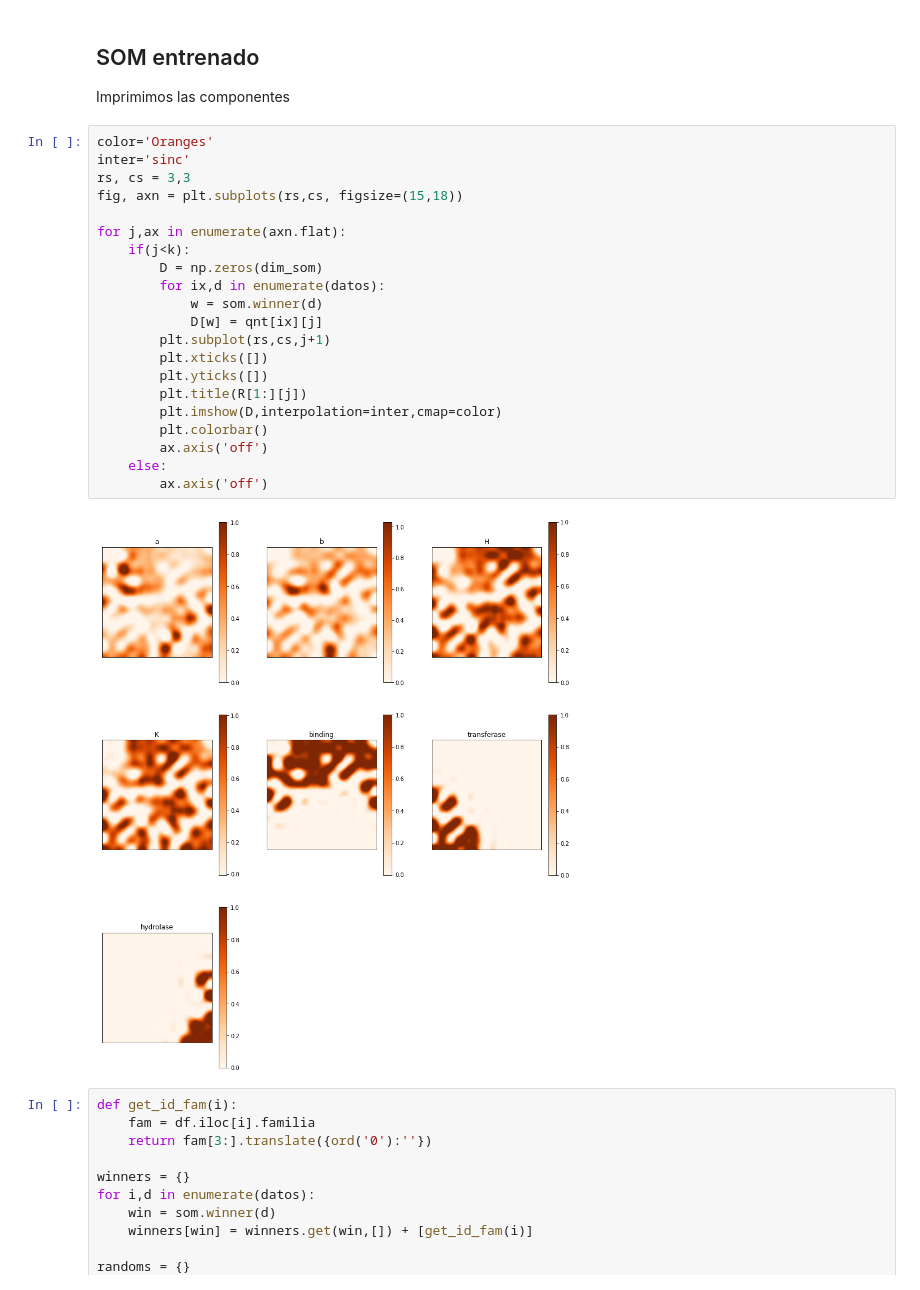
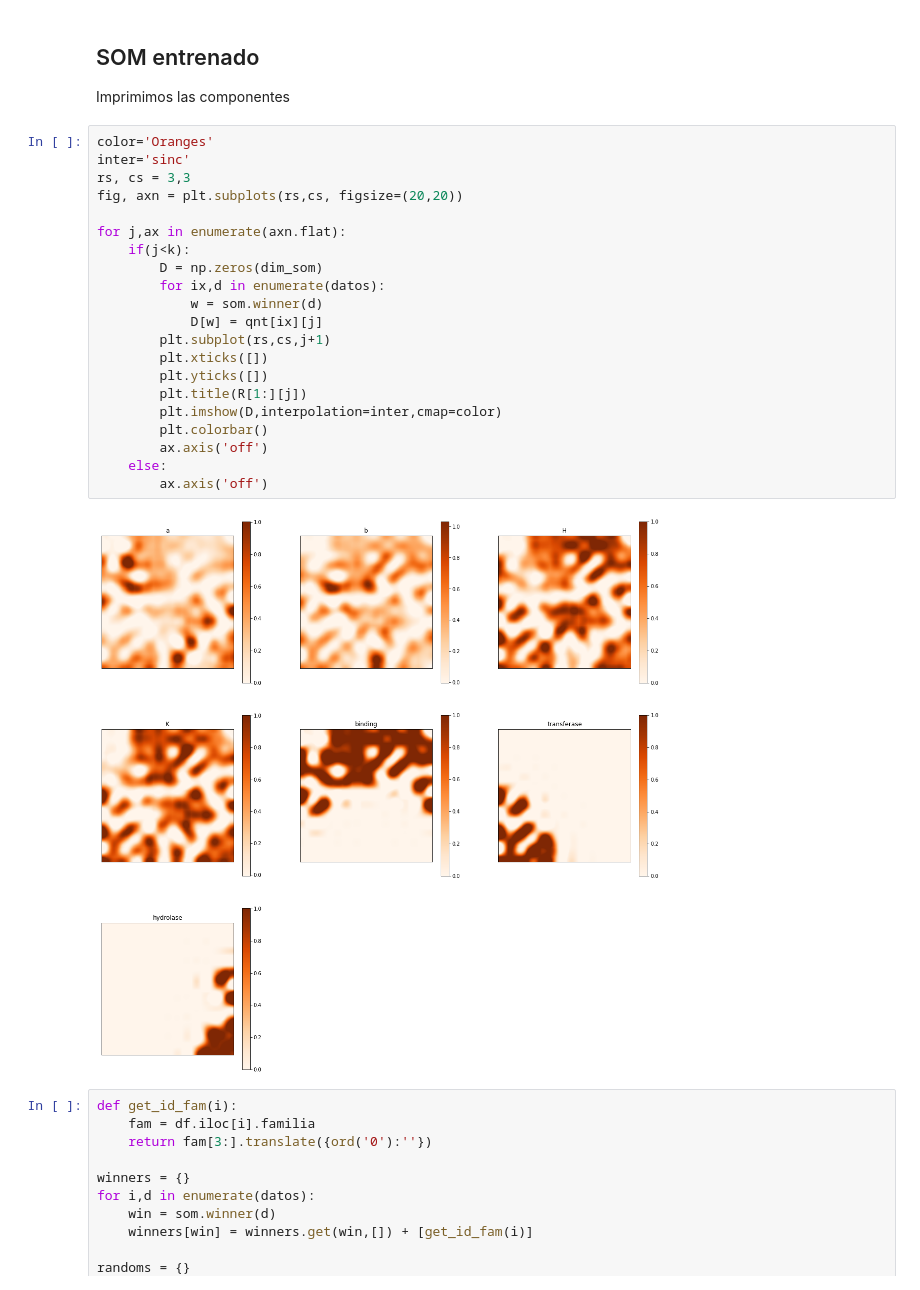
Before and after one commit to sergiohzlz/som_ontologias, a Jupyter notebook: som ontologias.ipynb, the cells around one changed output. Drawn from its saved outputs; the diff is of its cells as text.

```diff
--- a/som ontologias.ipynb
+++ b/som ontologias.ipynb
@@ -345,26 +345,26 @@ Imprimimos las componentes
 # %%
 color='Oranges'
 inter='sinc'
 rs, cs = 3,3
-fig, axn = plt.subplots(rs,cs, figsize=(15,18))
+fig, axn = plt.subplots(rs,cs, figsize=(20,20))
 
 for j,ax in enumerate(axn.flat):
     if(j<k):
         D = np.zeros(dim_som)
         for ix,d in enumerate(datos):
             w = som.winner(d)
             D[w] = qnt[ix][j]
         plt.subplot(rs,cs,j+1)
         plt.xticks([])
         plt.yticks([])
         plt.title(R[1:][j])
         plt.imshow(D,interpolation=inter,cmap=color)
         plt.colorbar()
         ax.axis('off')
     else:
         ax.axis('off')
 # %% [output]
-[figure, old version]
+[figure, new version]
 # %%
 def get_id_fam(i):
     fam = df.iloc[i].familia
```
Also changed, not shown: parts of 5 cells of this notebook, 2 other files.
